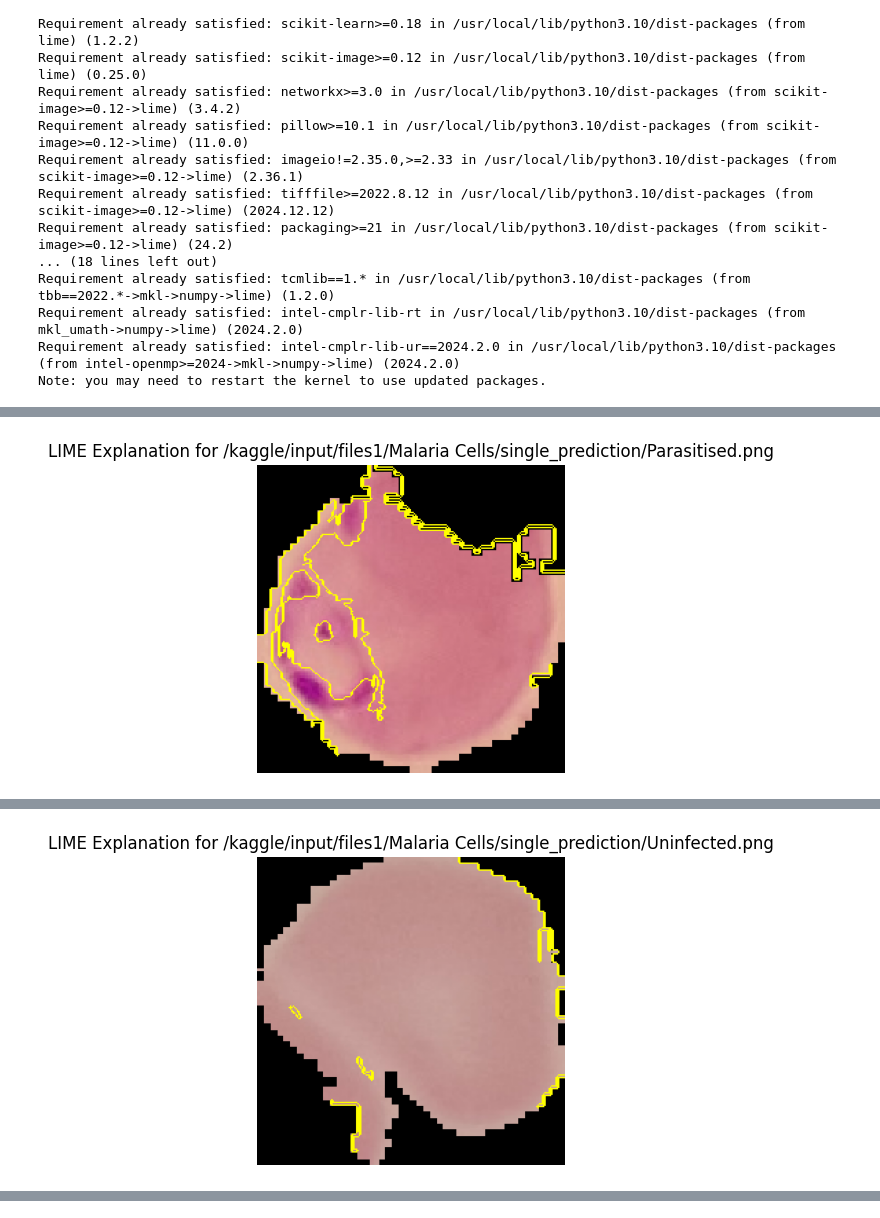
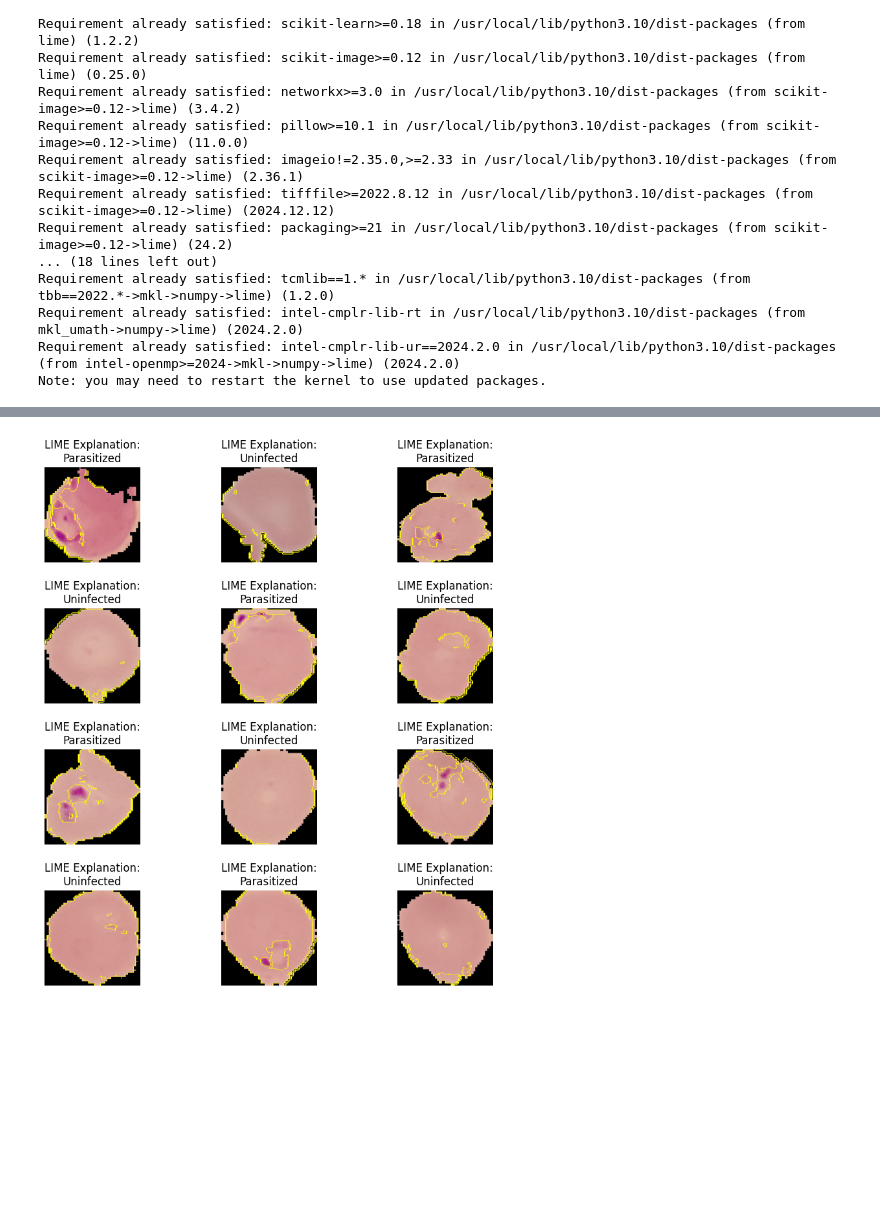
Before and after one commit to AmiraFawzyMohsen/Malaria-Cell-Images-Classification-using-Convolutional-Neural-Networks, a Jupyter notebook: classification-malaria-transfer-learning-xai.ipynb, the cells around one changed output, grey strips where cells are left out. Saved outputs shown, nothing was run; the diff lists cells and outputs as text; code cells hidden in the pictures; blank space fills up the shorter version.

```diff
--- a/classification-malaria-transfer-learning-xai.ipynb
+++ b/classification-malaria-transfer-learning-xai.ipynb
@@ -353,7 +353,10 @@ import matplotlib.pyplot as plt
 import numpy as np
 
 def explain_with_lime(model, image_paths, class_names=['Parasitized', 'Uninfected']):
-    for image_path in image_paths:
+    # Create a figure to display all images
+    plt.figure(figsize=(9, 9))  # Keep the figure size as requested
+
+    for i, image_path in enumerate(image_paths):
         try:
             # Load and preprocess image
             img = image.load_img(image_path, target_size=(224, 224))
@@ -380,7 +383,7 @@ def explain_with_lime(model, image_paths, class_names=['Parasitized', 'Uninfecte
                 predict_fn,
                 top_labels=2,
                 hide_color=0,
-                num_samples=2000,  # More perturbations
+                num_samples=3000,  # More perturbations
                 segmentation_fn=lime.lime_image.SegmentationAlgorithm('felzenszwalb', scale=100)  # Better segmentation
             )
 
@@ -400,21 +403,39 @@ def explain_with_lime(model, image_paths, class_names=['Parasitized', 'Uninfecte
             # Set the predicted class to "Unknown" if it's not in the class_names list
             predicted_class_name = class_names[predicted_class] if predicted_class < len(class_names) else "Unknown"
 
-            # Plot the explanation with the predicted class in the title
-            plt.figure(figsize=(4, 4))
+            # Plot the explanation with a multi-line title for clarity
+            plt.subplot(4, 3, i + 1)
             plt.imshow(mark_boundaries(temp, mask))
-            plt.title(f'LIME Explanation for {image_path}')
             plt.axis('off')
-            plt.show()
+            plt.title(
+                f"LIME Explanation:\n{predicted_class_name}",
+                fontsize=12
+            )  # Updated title to include "LIME Explanation"
 
         except Exception as e:
             print(f"An error occurred for image {image_path}: {e}")
             print("Check the input image path, model predictions, or LIME configuration.")
 
-# Test with two sample images
+    plt.tight_layout(pad=2.0)  # Adjust padding for a clean layout
+    plt.show()
+
+
+# Define the paths to the 12 images
 image_paths = [
     '/kaggle/input/files1/Malaria Cells/single_prediction/Parasitised.png',
-    '/kaggle/input/files1/Malaria Cells/single_prediction/Uninfected.png'
-]  # Replace with the paths to your images
+    '/kaggle/input/files1/Malaria Cells/single_prediction/Uninfected.png',
+    '/kaggle/input/files1/Malaria Cells/testing_set/Parasitized/C100P61ThinF_IMG_20150918_144104_cell_163.png',
+    '/kaggle/input/files1/Malaria Cells/testing_set/Uninfected/C100P61ThinF_IMG_20150918_144104_cell_25.png',
+    '/kaggle/input/files1/Malaria Cells/testing_set/Parasitized/C100P61ThinF_IMG_20150918_144104_cell_164.png',
+    '/kaggle/input/files1/Malaria Cells/testing_set/Uninfected/C100P61ThinF_IMG_20150918_144348_cell_108.png',
+    '/kaggle/input/files1/Malaria Cells/testing_set/Parasitized/C100P61ThinF_IMG_20150918_144104_cell_165.png',
+    '/kaggle/input/files1/Malaria Cells/testing_set/Uninfected/C100P61ThinF_IMG_20150918_144348_cell_120.png',
+    '/kaggle/input/files1/Malaria Cells/testing_set/Parasitized/C100P61ThinF_IMG_20150918_144104_cell_167.png',
+    '/kaggle/input/files1/Malaria Cells/testing_set/Uninfected/C100P61ThinF_IMG_20150918_144348_cell_131.png',
+    '/kaggle/input/files1/Malaria Cells/testing_set/Parasitized/C100P61ThinF_IMG_20150918_144104_cell_168.png',
+    '/kaggle/input/files1/Malaria Cells/testing_set/Uninfected/C100P61ThinF_IMG_20150918_144348_cell_40.png'
+]
+
+# Call the function to explain and display all images
 explain_with_lime(model, image_paths)
 # %% [output]
@@ -439,2 +460 @@ explain_with_lime(model, image_paths)
-[figure, old version]
 1/1 ━━━━━━━━━━━━━━━━━━━━ 0s 24ms/step
@@ -458 +493,0 @@ explain_with_lime(model, image_paths)
-[figure, removed]
@@ -458,0 +647 @@ explain_with_lime(model, image_paths)
+[figure, new version]
```
Also changed, not shown: parts of 10 cells of this notebook.
